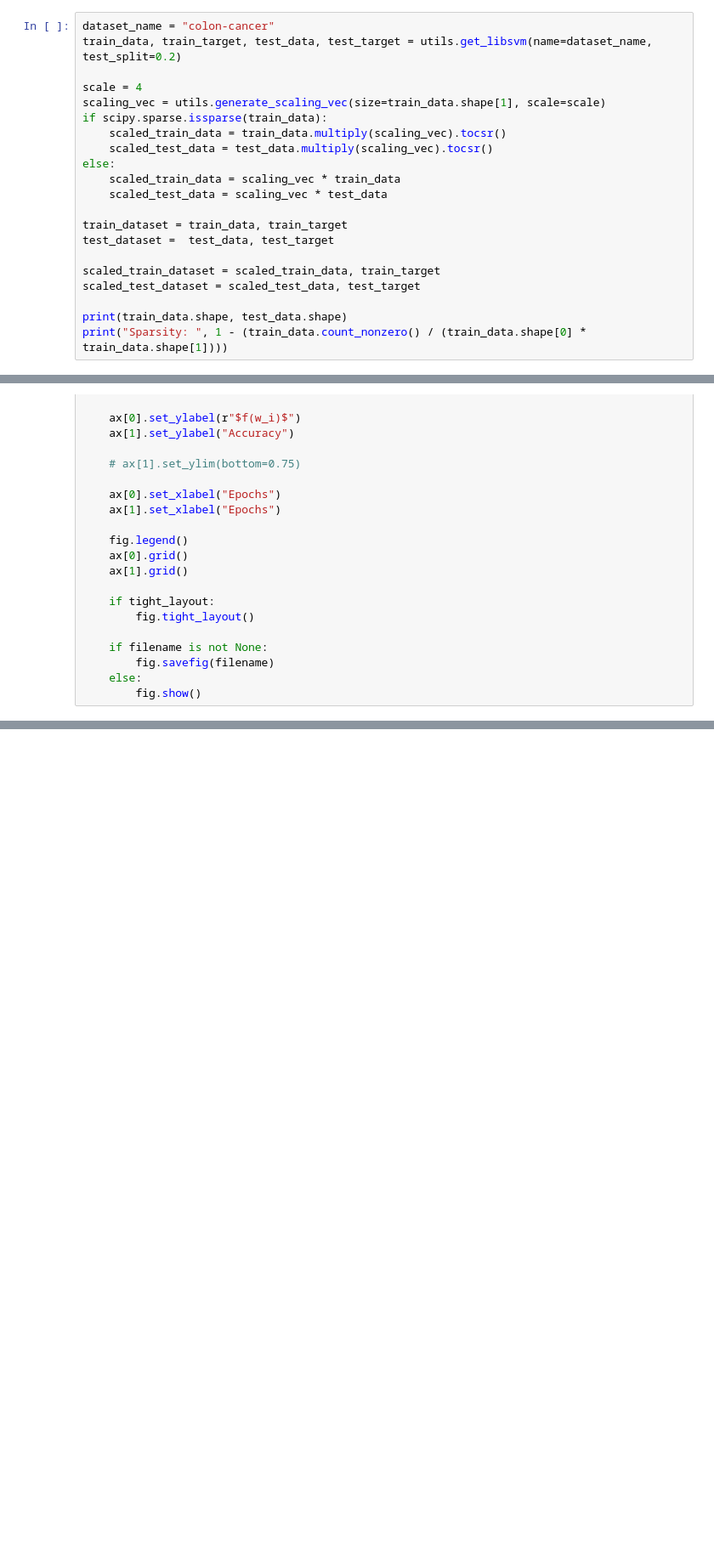
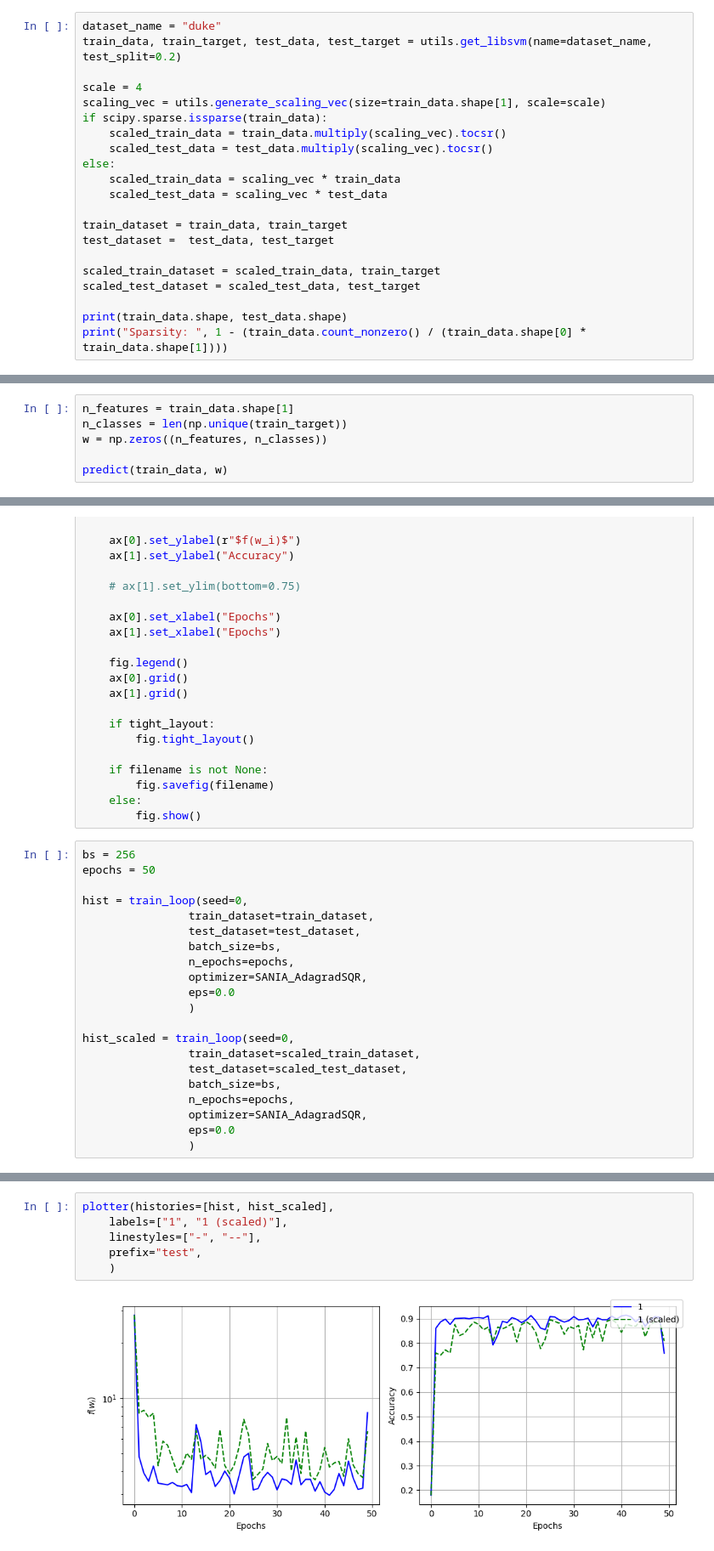
Before and after one commit to fxrshed/SANIA, a Jupyter notebook: experiments/libsvm_multi.ipynb, the cells around one changed output, grey strips where cells are left out. Shown at 85% size. Cells and saved outputs as stored; diff of their text form; blank space fills up the shorter version.

```diff
--- a/experiments/libsvm_large.ipynb
+++ b/experiments/libsvm_multi.ipynb
@@ -38,7 +40,7 @@ load_dotenv()
 # %% [output]
 True
 # %%
-dataset_name = "colon-cancer"
+dataset_name = "duke"
 train_data, train_target, test_data, test_target = utils.get_libsvm(name=dataset_name, test_split=0.2)
 
 scale = 4
@@ -64,0 +93,6 @@ Sparsity:  0.0
+# %%
+n_features = train_data.shape[1]
+n_classes = len(np.unique(train_target))
+w = np.zeros((n_features, n_classes))
+
+predict(train_data, w)
@@ -210,3 +213,24 @@ def plotter(histories, labels, colors=None, linestyles=None,
         fig.savefig(filename)
     else:
         fig.show()
+# %%
+bs = 256
+epochs = 50
+
+hist = train_loop(seed=0,
+                train_dataset=train_dataset,
+                test_dataset=test_dataset,
+                batch_size=bs,
+                n_epochs=epochs,
+                optimizer=SANIA_AdagradSQR,
+                eps=0.0
+                )
+
+hist_scaled = train_loop(seed=0,
+                train_dataset=scaled_train_dataset,
+                test_dataset=scaled_test_dataset,
+                batch_size=bs,
+                n_epochs=epochs,
+                optimizer=SANIA_AdagradSQR,
+                eps=0.0
+                )
@@ -212,0 +240,8 @@ def plotter(histories, labels, colors=None, linestyles=None,
+# %%
+plotter(histories=[hist, hist_scaled],
+    labels=["1", "1 (scaled)"],
+    linestyles=["-", "--"],
+    prefix="test",
+    )
+# %% [output]
+[figure, added]
```
Also changed, not shown: parts of 8 cells of this notebook, 19 other files.
